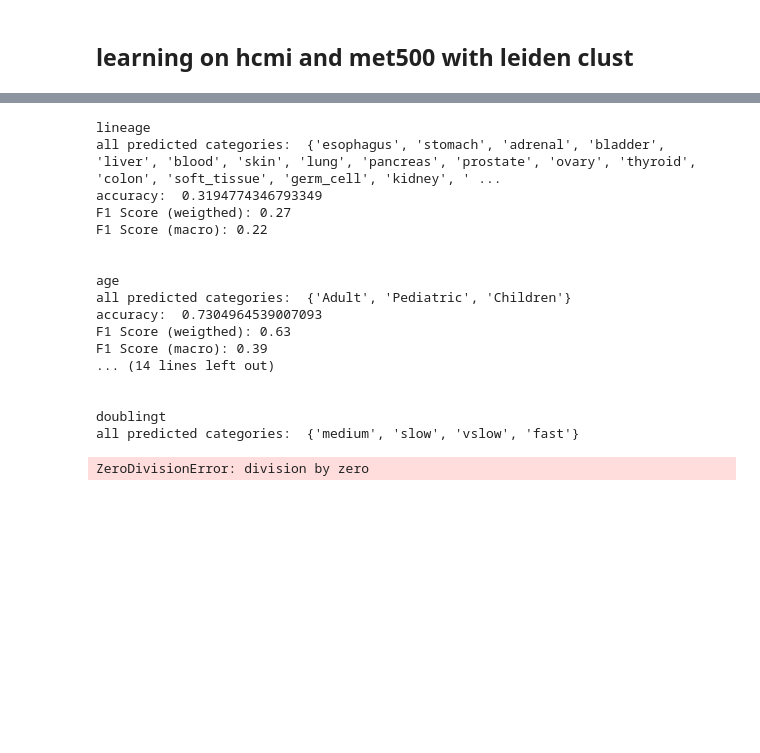
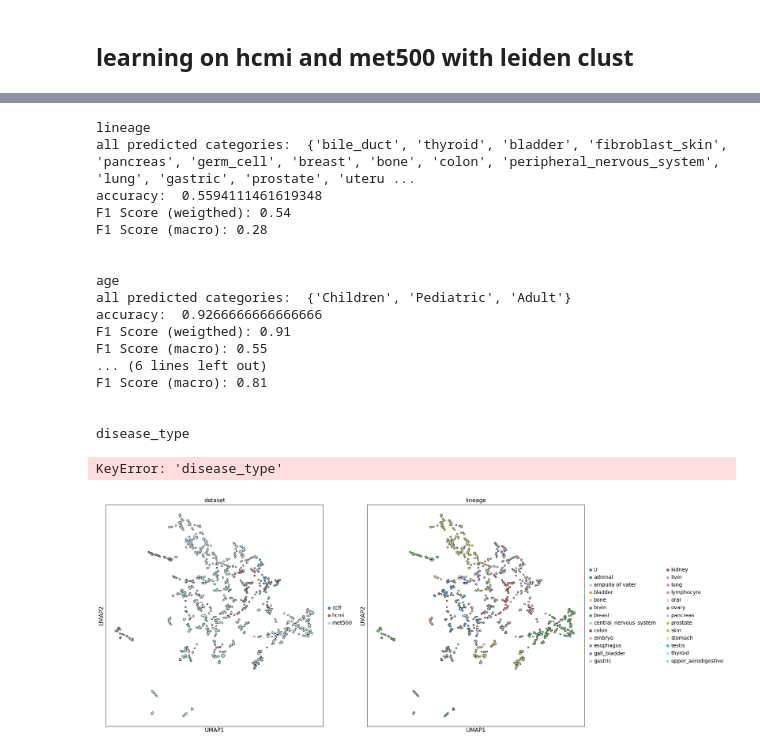
Before and after one commit to broadinstitute/celligner2, a Jupyter notebook: Celligner2-trial-3.ipynb, the cells around one changed output, grey strips where cells are left out. Cells and saved outputs as stored; diff of their text form; code cells hidden in the pictures; blank space fills up the shorter version.

```diff
--- a/Celligner2-trial-3.ipynb
+++ b/Celligner2-trial-3.ipynb
@@ -244,24 +369,40 @@ evaluator.adata_latent.obs[pred] = dataset.obs[pred]
 # %%
-evaluator.get_class_quality(classes=pred, only=['hcmi', 'met500'], on="dataset")
+evaluator.get_class_quality(classes=pred, )#only=['hcmi', 'met500'], on="dataset")
 # %% [output]
 lineage
-all predicted categories:  {'esophagus', 'stomach', 'adrenal', 'bladder', 'liver', 'blood', 'skin', 'lung', 'pancreas', 'prostate', 'ovary', 'thyroid', 'colon', 'soft_tissue', 'germ_cell', 'kidney', ' ...
-accuracy:  0.3194774346793349
-F1 Score (weigthed): 0.27
-F1 Score (macro): 0.22
+all predicted categories:  {'bile_duct', 'thyroid', 'bladder', 'fibroblast_skin', 'pancreas', 'germ_cell', 'breast', 'bone', 'colon', 'peripheral_nervous_system', 'lung', 'gastric', 'prostate', 'uteru ...
+accuracy:  0.5594111461619348
+F1 Score (weigthed): 0.54
+F1 Score (macro): 0.28
 
 
 age
-all predicted categories:  {'Adult', 'Pediatric', 'Children'}
-accuracy:  0.7304964539007093
-F1 Score (weigthed): 0.63
-F1 Score (macro): 0.39
-... (14 lines left out)
+all predicted categories:  {'Children', 'Pediatric', 'Adult'}
+accuracy:  0.9266666666666666
+F1 Score (weigthed): 0.91
+F1 Score (macro): 0.55
+... (6 lines left out)
+F1 Score (macro): 0.81
 
 
-doublingt
-all predicted categories:  {'medium', 'slow', 'vslow', 'fast'}
+disease_type
-ZeroDivisionError: division by zero
+KeyError: 'disease_type'
+# %%
+evaluator.plot_latent(umap_kwargs=dict(
+                            n_components=2,
+                            min_dist=.3,
+                            alpha=1,
+                            spread=1,
+                            random_state=None),
+                    color=['dataset','lineage'],
+                    projection="2d",
+                    n_neighbors = 5,
+                    rerun=False,
+                    palette='tab20',
+                    add_outline = True,
+                    size = [30 if val != 'tcga' else 10 for val in evaluator.adata_latent.obs['dataset']])
+# %% [output]
+[figure, added]
 # %%
 conf = evaluator.get_confusion_matrix(of="lineage", only=['hcmi', 'met500'], on='dataset', figsize=(10,10))
 # %% [output]
```
Also changed, not shown: parts of 40 cells of this notebook, 10 other files.
